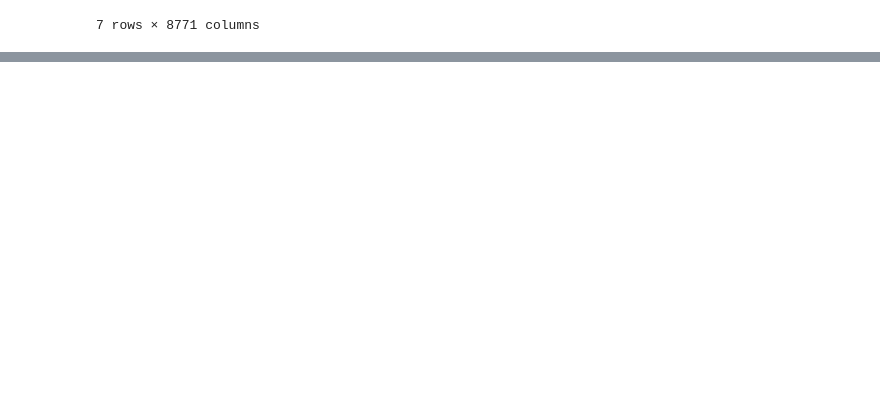
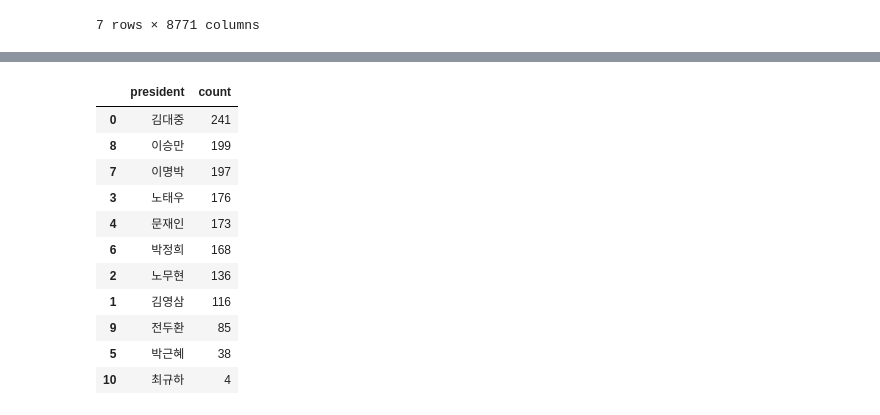
Before and after one commit to lucas-hub12/eda-lucas, a Jupyter notebook: notebook/first.ipynb, the cells around one changed output, grey strips where cells are left out. Cells and saved outputs as stored; diff of their text form; code cells hidden in the pictures; blank space fills up the shorter version.

Commit message:
Pandas DataFrame 값으로 정렬

```diff
--- a/notebook/first.ipynb
+++ b/notebook/first.ipynb
@@ -82,0 +154,5 @@ df.sort_values(by='president').head()
+# %%
+# https://pandas.pydata.org/docs/reference/api/pandas.Series.str.contains.html#pandas.Series.str.contains
+f_df = df[df['speech_text'].str.contains('일본', case=False)]
+# %%
+rdf = f_df.groupby("president").size().reset_index(name="count")
@@ -82,0 +174,15 @@ df.sort_values(by='president').head()
+# %%
+rdf.sort_values(by='count', ascending=False)
+# %% [output]
+|  | president | count |
+| 0 | 김대중 | 241 |
+| 8 | 이승만 | 199 |
+| 7 | 이명박 | 197 |
+| 3 | 노태우 | 176 |
+| 4 | 문재인 | 173 |
+| 6 | 박정희 | 168 |
+| 2 | 노무현 | 136 |
+| 1 | 김영삼 | 116 |
+| 9 | 전두환 | 85 |
+| 5 | 박근혜 | 38 |
+| 10 | 최규하 | 4 |
```
Also changed, not shown: parts of 11 cells of this notebook.
